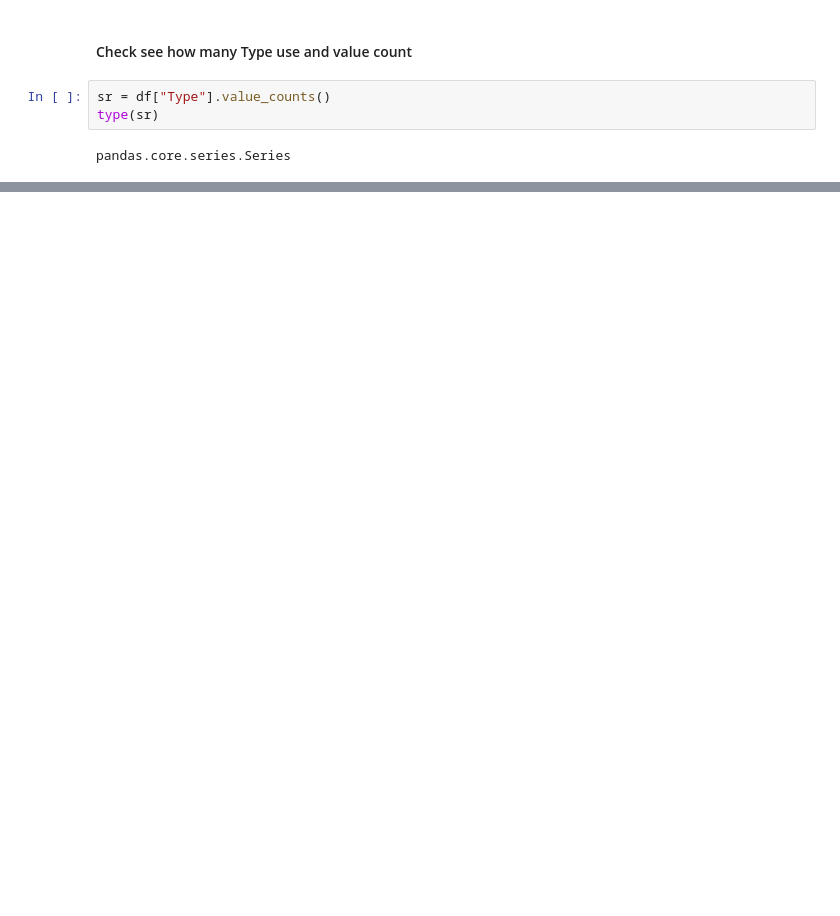
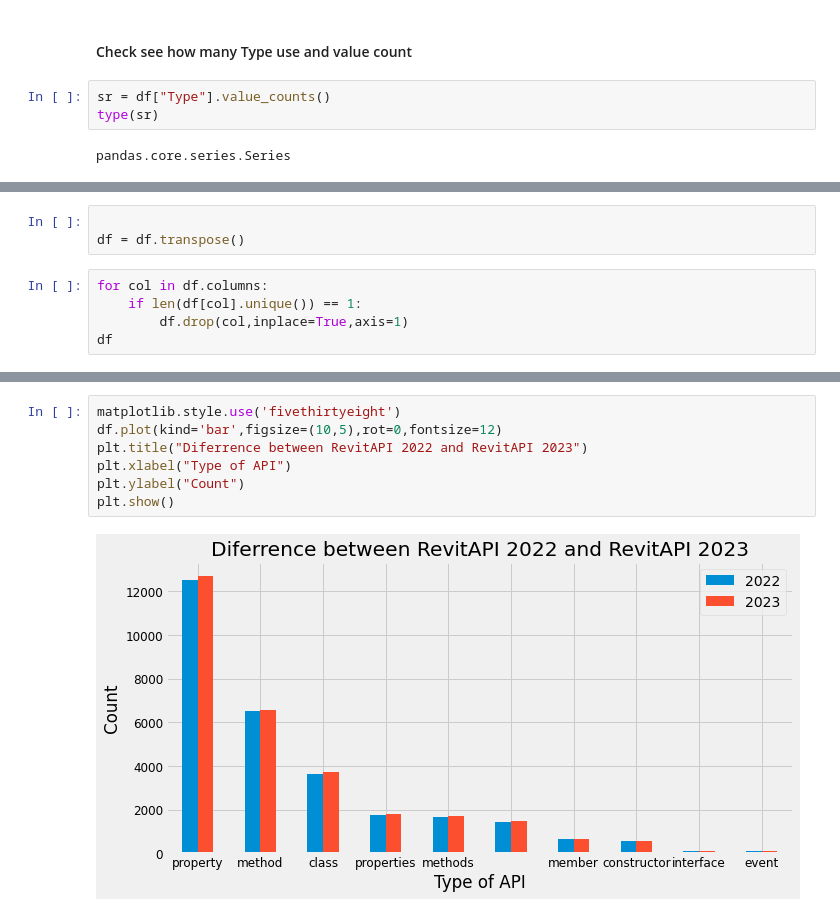
Before and after one commit to chuongmep/RevitAPIDocGen, a Jupyter notebook: JsonRevitAPI.ipynb, the cells around one changed output, grey strips where cells are left out. Cells and saved outputs as stored; diff of their text form; blank space fills up the shorter version.

```diff
--- a/JsonRevitAPI.ipynb
+++ b/JsonRevitAPI.ipynb
@@ -192,0 +209,8 @@ TypeError: float() argument must be a string or a number, not 'method'
+# %%
+
+df = df.transpose()
+# %%
+for col in df.columns:
+    if len(df[col].unique()) == 1:
+        df.drop(col,inplace=True,axis=1)
+df
@@ -192,0 +243,9 @@ TypeError: float() argument must be a string or a number, not 'method'
+# %%
+matplotlib.style.use('fivethirtyeight')
+df.plot(kind='bar',figsize=(10,5),rot=0,fontsize=12)
+plt.title("Diferrence between RevitAPI 2022 and RevitAPI 2023")
+plt.xlabel("Type of API")
+plt.ylabel("Count")
+plt.show()
+# %% [output]
+[figure, added]
```
Also changed, not shown: parts of 16 cells of this notebook.
